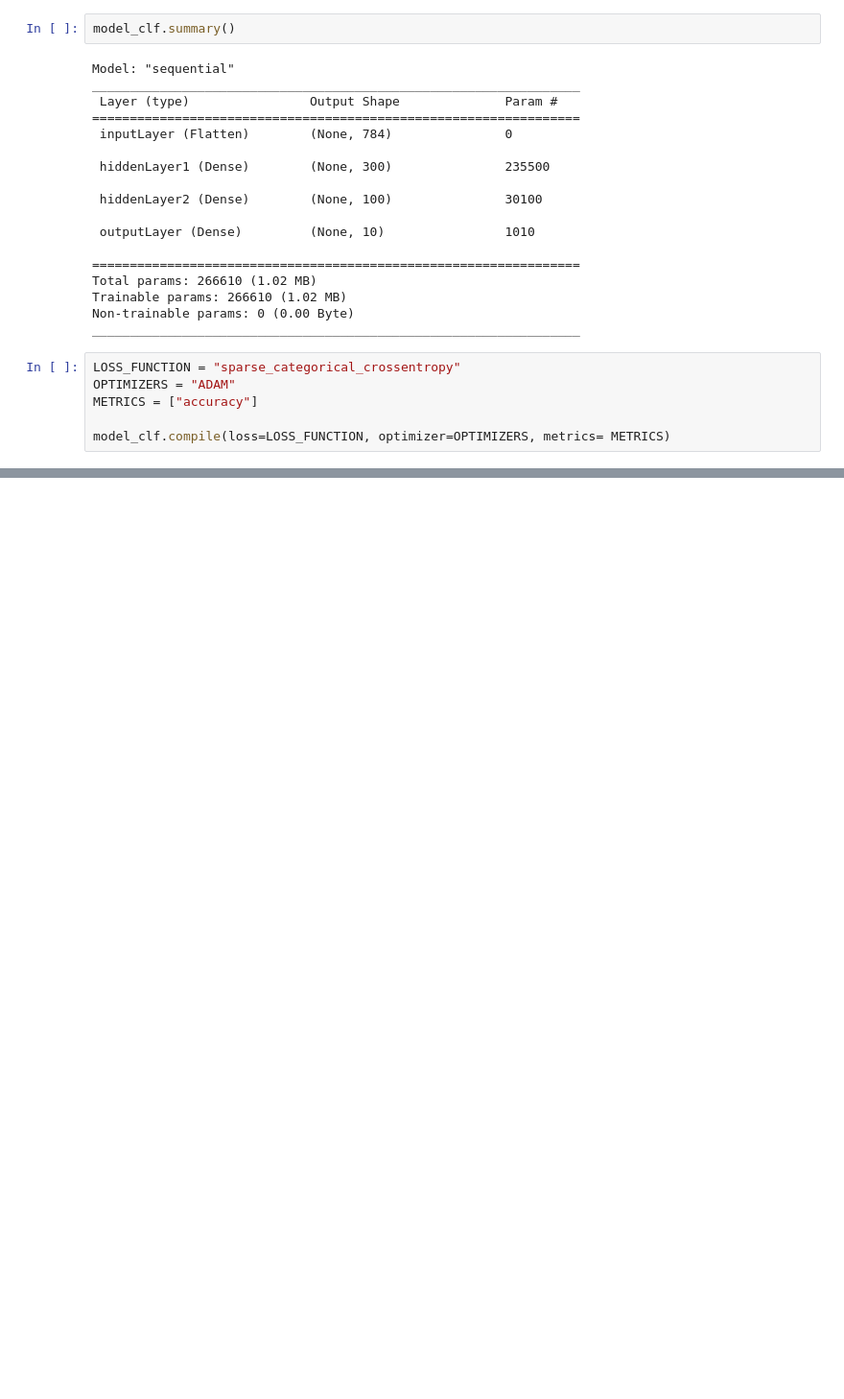
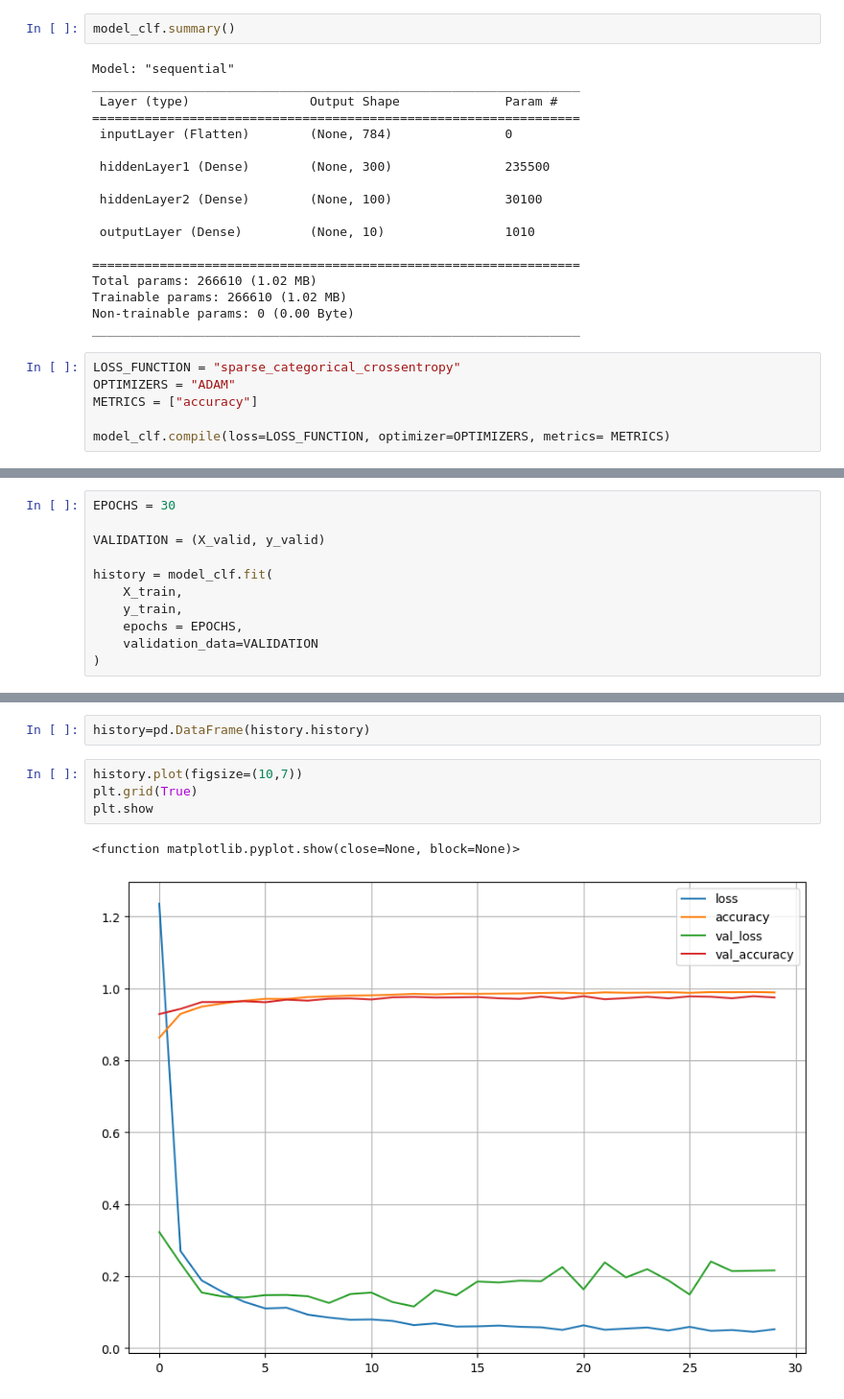
Before and after one commit to syedshahlal/Understanding_Computer_Vision, a Jupyter notebook: Transfer_learning.ipynb, the cells around one changed output, grey strips where cells are left out. Shown at 96% size. Cells and saved outputs as stored; diff of their text form; blank space fills up the shorter version.

```diff
--- a/Transfer_learning.ipynb
+++ b/Transfer_learning.ipynb
@@ -104,0 +101,11 @@ VALIDATION =
+# %%
+EPOCHS = 30
+
+VALIDATION = (X_valid, y_valid)
+
+history = model_clf.fit(
+    X_train,
+    y_train,
+    epochs = EPOCHS,
+    validation_data=VALIDATION
+)
@@ -104,0 +130,9 @@ VALIDATION =
+# %%
+history=pd.DataFrame(history.history)
+# %%
+history.plot(figsize=(10,7))
+plt.grid(True)
+plt.show
+# %% [output]
+<function matplotlib.pyplot.show(close=None, block=None)>
+[figure, added]
```
Also changed, not shown: parts of 3 cells of this notebook.
